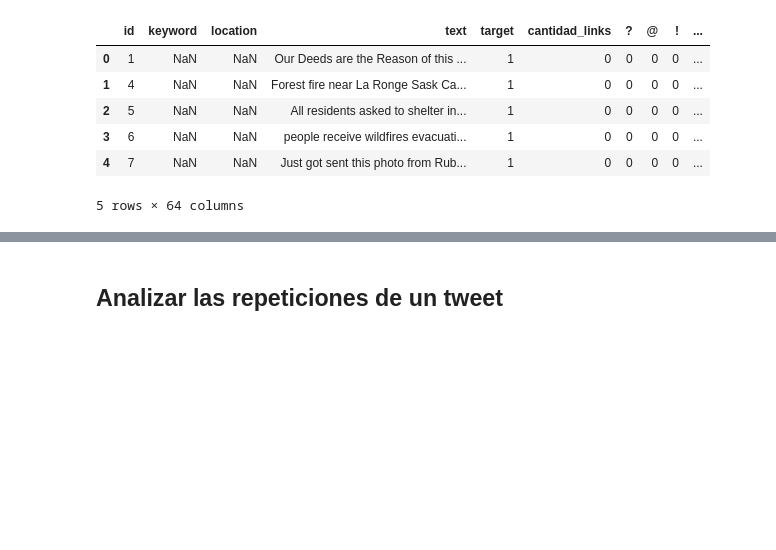
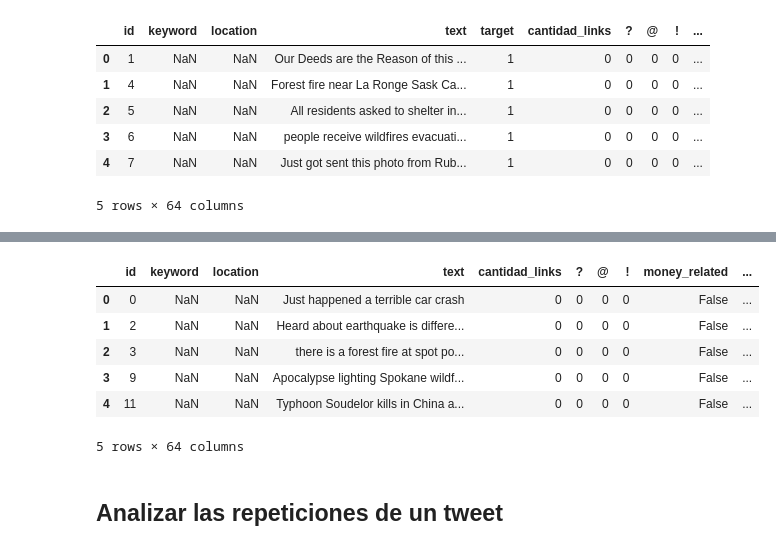
Before and after one commit to andi-carretero/TP2_Datos, a Jupyter notebook: Data_cleanner_con_stemming_en_textos.ipynb, the cells around one changed output, grey strips where cells are left out. Cells and saved outputs as stored; diff of their text form; code cells hidden in the pictures; blank space fills up the shorter version.

```diff
--- a/Data_cleanner_con_stemming_en_textos.ipynb
+++ b/Data_cleanner_con_stemming_en_textos.ipynb
@@ -244,3 +272,13 @@ train_limpio.head()
+# %%
+test_limpio.head()
+# %% [output]
+|  | id | keyword | location | text | cantidad_links | ? | @ | ! | money_related | ... |
+| 0 | 0 | NaN | NaN | Just happened a terrible car crash | 0 | 0 | 0 | 0 | False | ... |
+| 1 | 2 | NaN | NaN | Heard about earthquake is differe... | 0 | 0 | 0 | 0 | False | ... |
+| 2 | 3 | NaN | NaN | there is a forest fire at spot po... | 0 | 0 | 0 | 0 | False | ... |
+| 3 | 9 | NaN | NaN | Apocalypse lighting Spokane wildf... | 0 | 0 | 0 | 0 | False | ... |
+| 4 | 11 | NaN | NaN | Typhoon Soudelor kills in China a... | 0 | 0 | 0 | 0 | False | ... |
+5 rows × 64 columns
 # %% [markdown]
 ## Analizar las repeticiones de un tweet
 # %%
```
Also changed, not shown: parts of 19 cells of this notebook, 1 other file.
